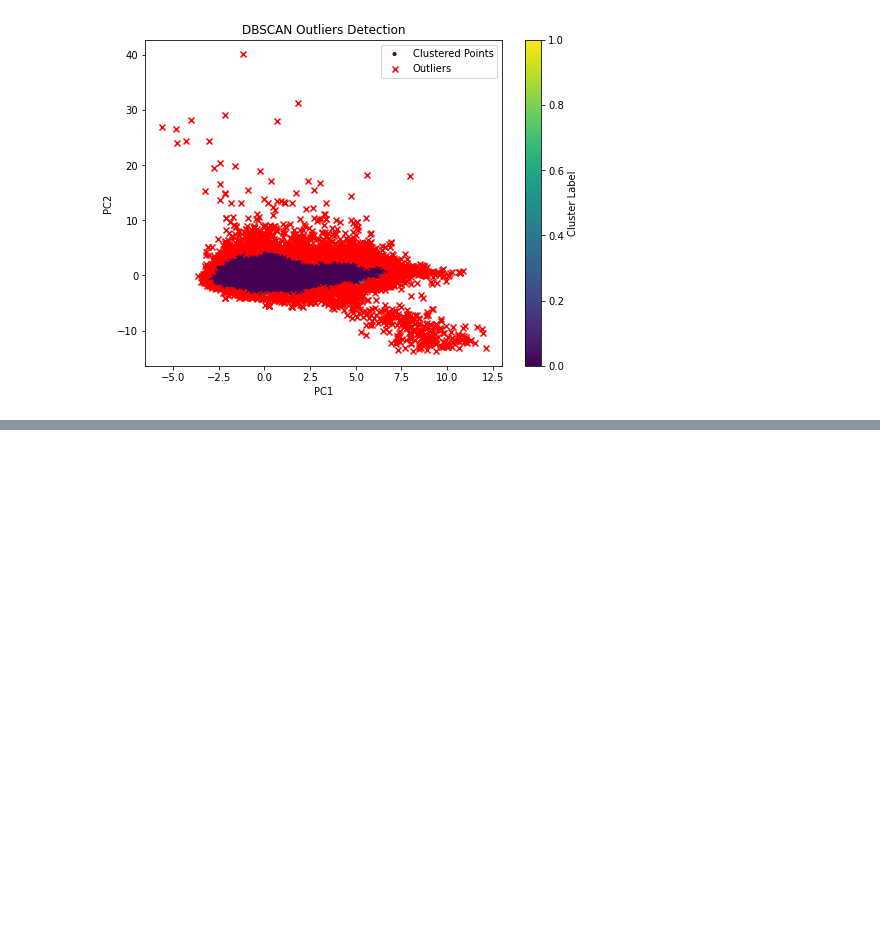
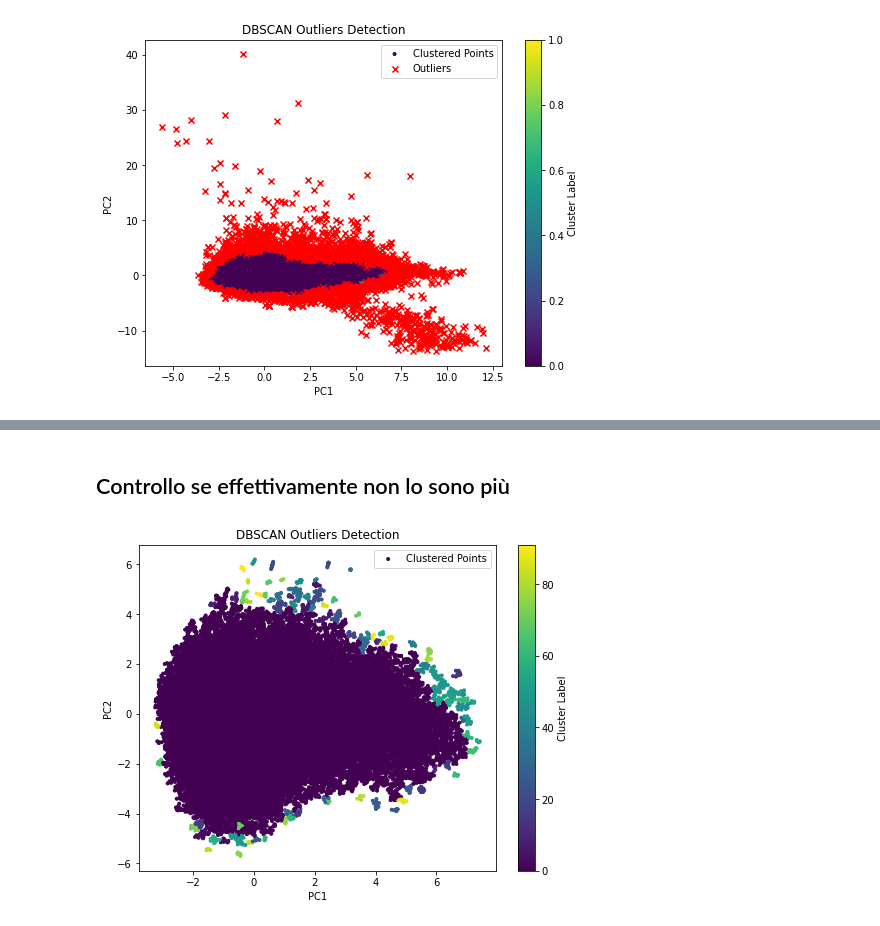
Before and after one commit to Bakko000/Data-Mining-2, a Jupyter notebook: OutliersDBSCAN.ipynb, the cells around one changed output, grey strips where cells are left out. Cells and saved outputs as stored; diff of their text form; code cells hidden in the pictures; blank space fills up the shorter version.

```diff
--- a/OutliersDBSCAN.ipynb
+++ b/OutliersDBSCAN.ipynb
@@ -129,2 +113,2 @@ np.unique(dbscan.labels_, return_counts=True)
 # %%
-df.loc[np.where(dbscan.labels_==-1)].select_dtypes(include=np.number)
+outliers = df.loc[np.where(dbscan.labels_==-1)].select_dtypes(include=np.number)
@@ -144,0 +192,38 @@ df.loc[np.where(dbscan.labels_==-1)].select_dtypes(include=np.number)
+# %% [markdown]
+## Controllo se effettivamente non lo sono più
+# %%
+numeric_df = df.select_dtypes(include=np.number)  # il df adesso ha le medie al posto degli out
+
+X=numeric_df.values
+
+from sklearn.preprocessing import StandardScaler
+scl = StandardScaler()
+X = scl.fit_transform(X)
+# %%
+# Initialize PCA with 3 components
+pca = PCA(n_components=2)
+
+# Fit PCA to your data and transform it
+X_pca = pca.fit_transform(X)
+
+# Perform DBSCAN clustering
+dbscan = DBSCAN(eps=0.1, min_samples=5)
+cluster_labels = dbscan.fit_predict(X_pca)
+
+# Find indices of outliers (points labeled as -1 by DBSCAN)
+outlier_indices = np.where(cluster_labels == -1)[0]
+
+# Plot the clusters
+plt.figure(figsize=(8, 6))
+
+# Plot points belonging to clusters
+plt.scatter(X_pca[cluster_labels != -1, 0], X_pca[cluster_labels != -1, 1], c=cluster_labels[cluster_labels != -1], marker='.', label='Clustered Points')
+
+plt.title("DBSCAN Outliers Detection")
+plt.xlabel("PC1")
+plt.ylabel("PC2")
+plt.colorbar(label='Cluster Label')
+plt.legend()
+plt.show()
+# %% [output]
+[figure, added]
```
Also changed, not shown: parts of 11 cells of this notebook.
